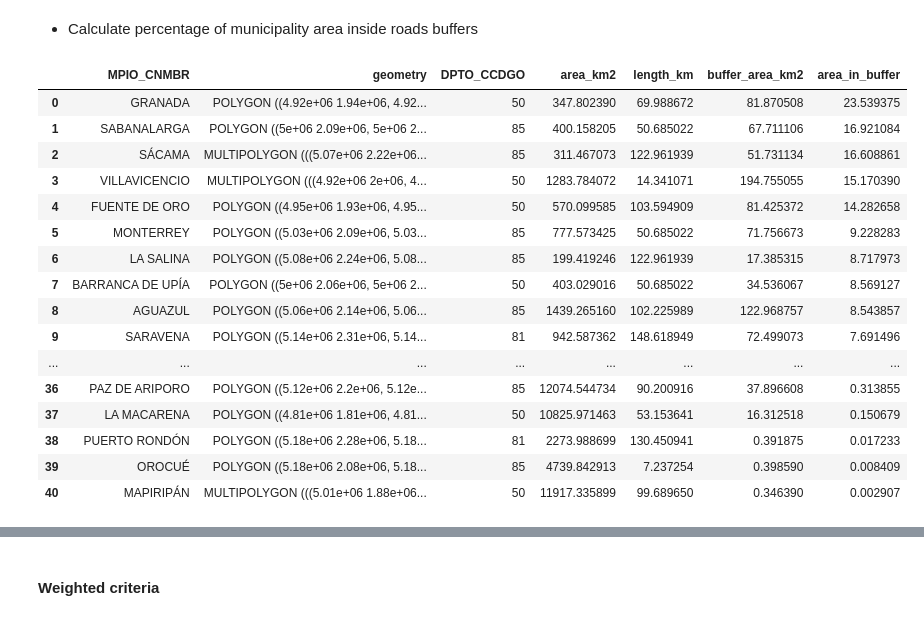
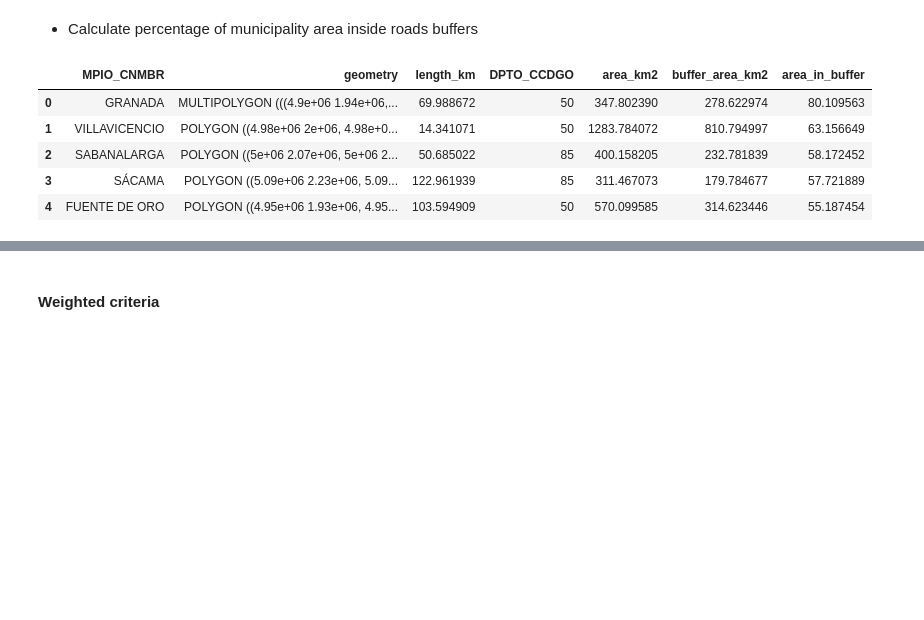
Before and after one commit to aliciaarevalor/PS, a Jupyter notebook: Workshop2_PS_AliciaArevaloRobinson.ipynb, the cells around one changed output, grey strips where cells are left out. Saved outputs shown, nothing was run; the diff lists cells and outputs as text; code cells hidden in the pictures; blank space fills up the shorter version.

```diff
--- a/Workshop2_PS_AliciaArevaloRobinson.ipynb
+++ b/Workshop2_PS_AliciaArevaloRobinson.ipynb
@@ -180,3 +156,3 @@ Select departments from Orinoquia Region
 # %%
-ori=departments_with_name[departments_with_name["Departamento"].isin(["Arauca", "Casanare", "Vichada", "Meta"])].copy()
+ori=departments_with_name[departments_with_name["Departamento"].isin(["Arauca", "Casanare", "Vichada", "Meta"])]
 # %% [markdown]
@@ -357,5 +317,5 @@ Create a buffer of 1 km around roads
 # %%
-road_buffer=road.copy()
-road_buffer['geometry_1000'] = road_buffer.geometry.buffer(1000)
-road_buffer = road_buffer[['length_km', 'geometry_1000']]
-road_buffer=road_buffer.set_geometry("geometry_1000")
+road_buffer=road_clip.copy()
+road_buffer['geometry_5000'] = road_buffer.geometry.buffer(5000)
+road_buffer = road_buffer[['length_km', 'geometry_5000']] # Select relevant columns
+road_buffer=road_buffer.set_geometry("geometry_5000") # Set buffer created as a geometry column
@@ -379,0 +324,3 @@ buffer_muni = gpd.overlay(ori_muni, road_buffer, how='intersection')
+# %%
+buffer_muni = gpd.overlay(road_buffer, ori_muni, how='intersection')
+buffer_muni.head()
@@ -431,24 +346,13 @@ buffer_muni_dissolved
 # %%
 buffer_muni_dissolved['area_in_buffer'] = (buffer_muni_dissolved['buffer_area_km2'] / buffer_muni_dissolved['area_km2']) * 100
 buffer_muni_dissolved = buffer_muni_dissolved.sort_values(by="area_in_buffer", ascending=False)
 buffer_muni_dissolved = buffer_muni_dissolved.reset_index()
-buffer_muni_dissolved
+buffer_muni_dissolved.head()
 # %% [output]
-|  | MPIO_CNMBR | geometry | DPTO_CCDGO | area_km2 | length_km | buffer_area_km2 | area_in_buffer |
-| 0 | GRANADA | POLYGON ((4.92e+06 1.94e+06, 4.92... | 50 | 347.802390 | 69.988672 | 81.870508 | 23.539375 |
-| 1 | SABANALARGA | POLYGON ((5e+06 2.09e+06, 5e+06 2... | 85 | 400.158205 | 50.685022 | 67.711106 | 16.921084 |
-| 2 | SÁCAMA | MULTIPOLYGON (((5.07e+06 2.22e+06... | 85 | 311.467073 | 122.961939 | 51.731134 | 16.608861 |
-| 3 | VILLAVICENCIO | MULTIPOLYGON (((4.92e+06 2e+06, 4... | 50 | 1283.784072 | 14.341071 | 194.755055 | 15.170390 |
-| 4 | FUENTE DE ORO | POLYGON ((4.95e+06 1.93e+06, 4.95... | 50 | 570.099585 | 103.594909 | 81.425372 | 14.282658 |
-| 5 | MONTERREY | POLYGON ((5.03e+06 2.09e+06, 5.03... | 85 | 777.573425 | 50.685022 | 71.756673 | 9.228283 |
-| 6 | LA SALINA | POLYGON ((5.08e+06 2.24e+06, 5.08... | 85 | 199.419246 | 122.961939 | 17.385315 | 8.717973 |
-| 7 | BARRANCA DE UPÍA | POLYGON ((5e+06 2.06e+06, 5e+06 2... | 50 | 403.029016 | 50.685022 | 34.536067 | 8.569127 |
-| 8 | AGUAZUL | POLYGON ((5.06e+06 2.14e+06, 5.06... | 85 | 1439.265160 | 102.225989 | 122.968757 | 8.543857 |
-| 9 | SARAVENA | POLYGON ((5.14e+06 2.31e+06, 5.14... | 81 | 942.587362 | 148.618949 | 72.499073 | 7.691496 |
-| ... | ... | ... | ... | ... | ... | ... | ... |
-| 36 | PAZ DE ARIPORO | POLYGON ((5.12e+06 2.2e+06, 5.12e... | 85 | 12074.544734 | 90.200916 | 37.896608 | 0.313855 |
-| 37 | LA MACARENA | POLYGON ((4.81e+06 1.81e+06, 4.81... | 50 | 10825.971463 | 53.153641 | 16.312518 | 0.150679 |
-| 38 | PUERTO RONDÓN | POLYGON ((5.18e+06 2.28e+06, 5.18... | 81 | 2273.988699 | 130.450941 | 0.391875 | 0.017233 |
-| 39 | OROCUÉ | POLYGON ((5.18e+06 2.08e+06, 5.18... | 85 | 4739.842913 | 7.237254 | 0.398590 | 0.008409 |
-| 40 | MAPIRIPÁN | MULTIPOLYGON (((5.01e+06 1.88e+06... | 50 | 11917.335899 | 99.689650 | 0.346390 | 0.002907 |
+|  | MPIO_CNMBR | geometry | length_km | DPTO_CCDGO | area_km2 | buffer_area_km2 | area_in_buffer |
+| 0 | GRANADA | MULTIPOLYGON (((4.9e+06 1.94e+06,... | 69.988672 | 50 | 347.802390 | 278.622974 | 80.109563 |
+| 1 | VILLAVICENCIO | POLYGON ((4.98e+06 2e+06, 4.98e+0... | 14.341071 | 50 | 1283.784072 | 810.794997 | 63.156649 |
+| 2 | SABANALARGA | POLYGON ((5e+06 2.07e+06, 5e+06 2... | 50.685022 | 85 | 400.158205 | 232.781839 | 58.172452 |
+| 3 | SÁCAMA | POLYGON ((5.09e+06 2.23e+06, 5.09... | 122.961939 | 85 | 311.467073 | 179.784677 | 57.721889 |
+| 4 | FUENTE DE ORO | POLYGON ((4.95e+06 1.93e+06, 4.95... | 103.594909 | 50 | 570.099585 | 314.623446 | 55.187454 |
 # %% [markdown]
```
Also changed, not shown: parts of 59 cells of this notebook.
